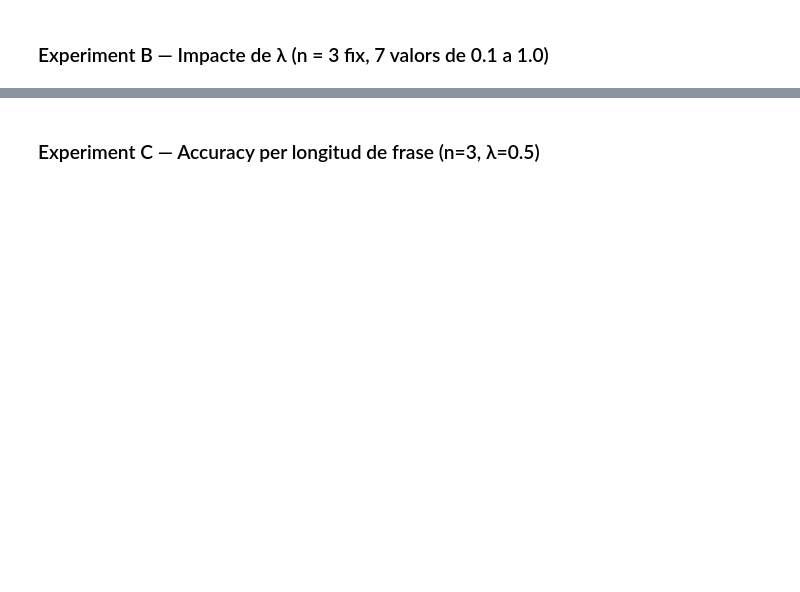
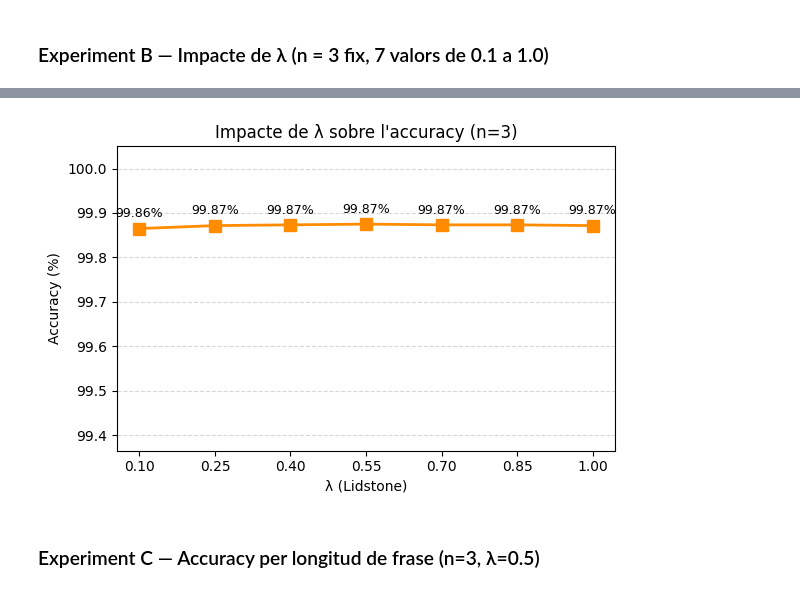
Before and after one commit to irenemiralles/practica1_plh, a Jupyter notebook: versiofinal.ipynb, the cells around one changed output, grey strips where cells are left out. Cells and saved outputs as stored; diff of their text form; code cells hidden in the pictures; blank space fills up the shorter version.

```diff
--- a/versiofinal.ipynb
+++ b/versiofinal.ipynb
@@ -577,3 +606,25 @@ Experiment B: Impacte de λ
+# %%
+fig, ax = plt.subplots(figsize=(6, 4))
+
+lam_vals = [r['lambda'] for r in results_lam]
+accs_lam = [r['accuracy'] * 100 for r in results_lam]
+
+ax.plot(lam_vals, accs_lam, marker='s', linewidth=2,
+        markersize=8, color='darkorange')
+ax.set_xlabel("λ (Lidstone)")
+ax.set_ylabel("Accuracy (%)")
+ax.set_title("Impacte de λ sobre l'accuracy (n=3)")
+ax.set_xticks(lam_vals)
+ax.set_ylim(min(accs_lam) - 0.5, 100.05)
+for x, y in zip(lam_vals, accs_lam):
+    ax.annotate(f"{y:.2f}%", (x, y), textcoords="offset points",
+                xytext=(0, 8), ha='center', fontsize=9)
+ax.grid(axis='y', linestyle='--', alpha=0.5)
+plt.tight_layout()
+plt.savefig("exp_b_lambda.png", dpi=150)
+plt.show()
+# %% [output]
+[figure, added]
 # %% [markdown]
 ### Experiment C — Accuracy per longitud de frase (n=3, λ=0.5)
 # %%
```
Also changed, not shown: parts of 16 cells of this notebook, 5 other files.
